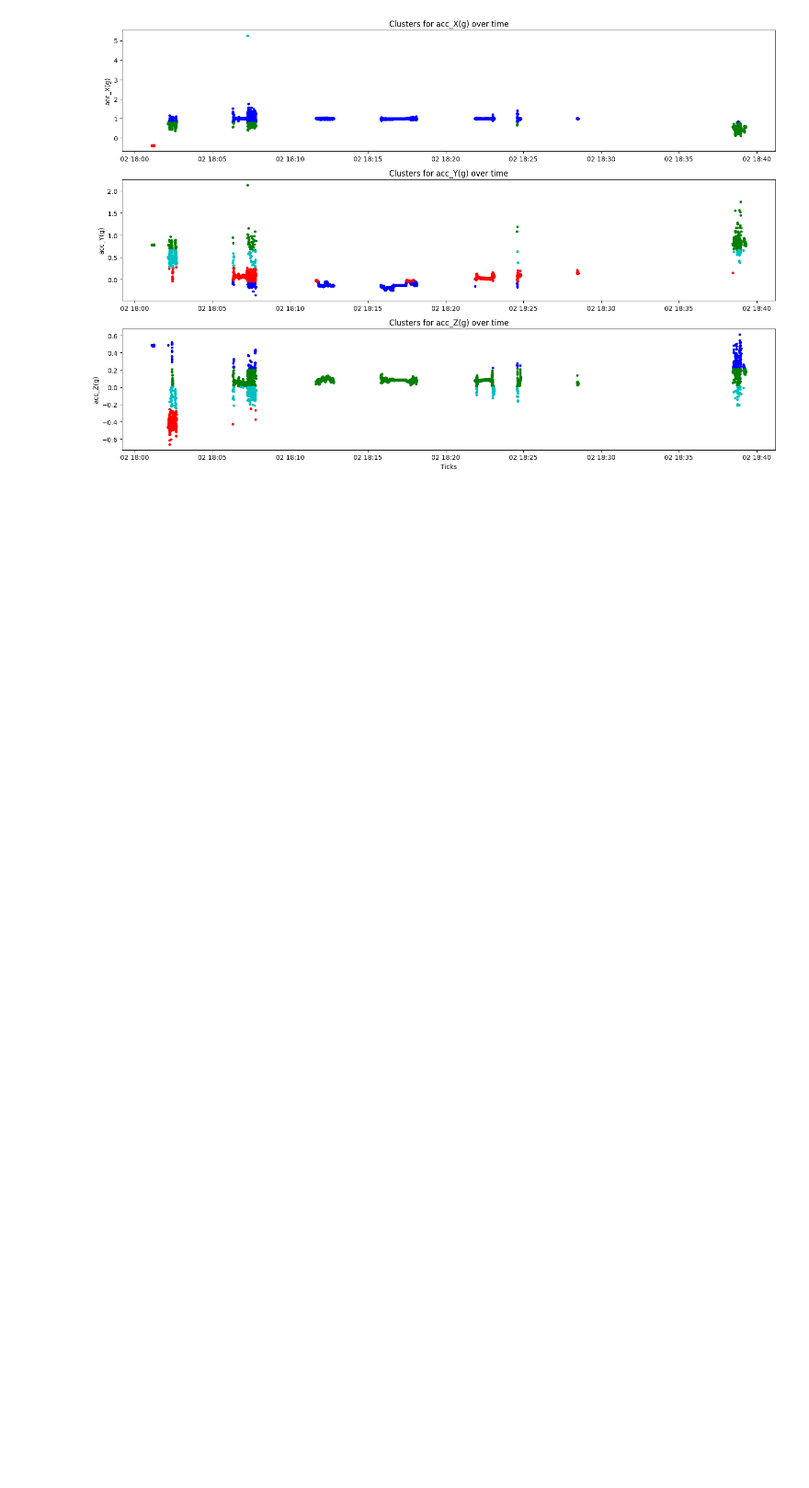
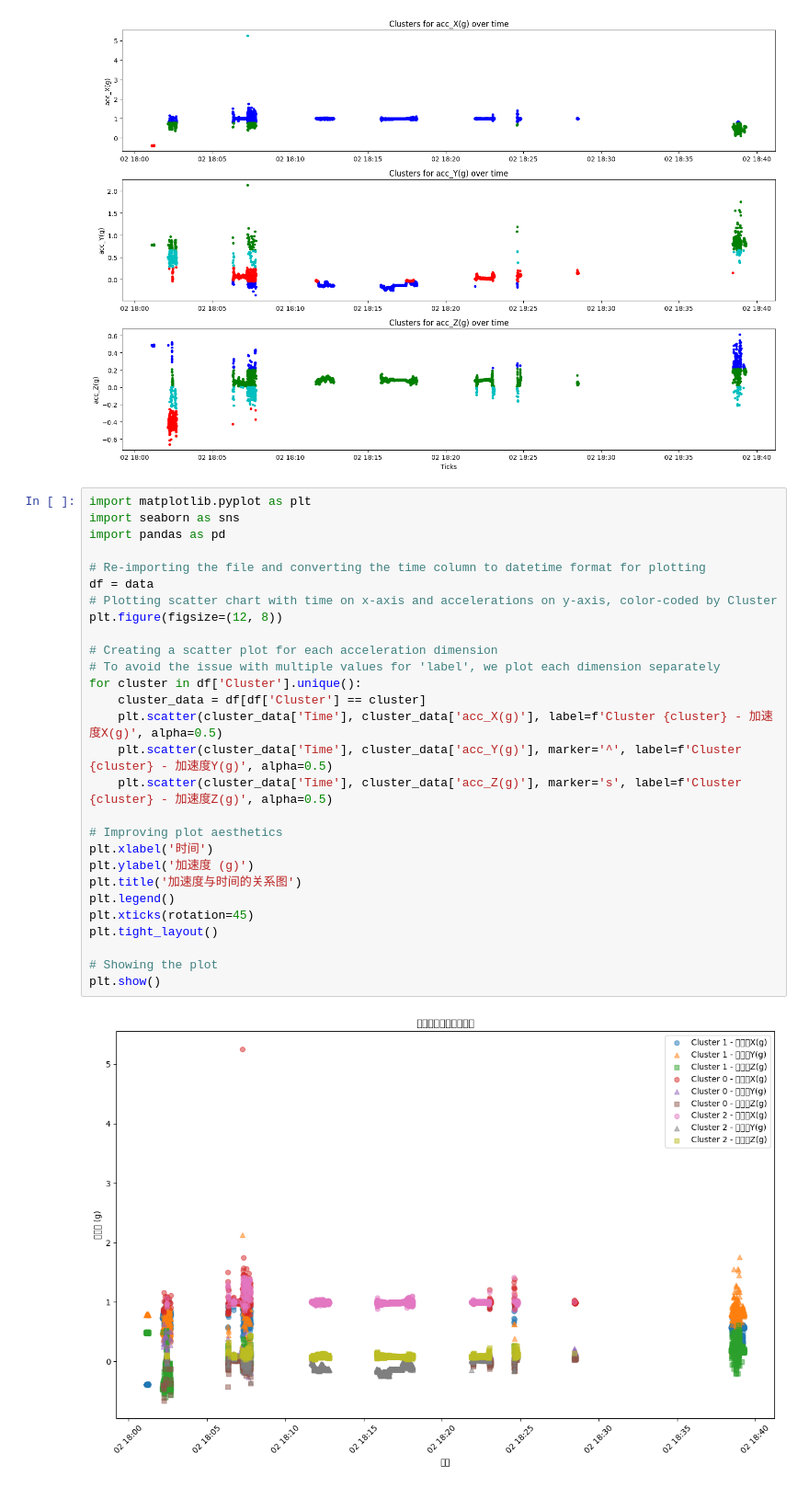
Before and after one commit to bill-unitech2021/motion_recognition_with_sensor_data, a Jupyter notebook: motion_analysis.ipynb, the cells around one changed output. Shown at 92% size. Saved outputs shown, nothing was run; the diff lists cells and outputs as text; blank space fills up the shorter version.

```diff
--- a/motion_analysis.ipynb
+++ b/motion_analysis.ipynb
@@ -194,3 +194,33 @@ plt.tight_layout()
 plt.show()
 # %% [output]
 [figure]
+# %%
+import matplotlib.pyplot as plt
+import seaborn as sns
+import pandas as pd
+
+# Re-importing the file and converting the time column to datetime format for plotting
+df = data
+# Plotting scatter chart with time on x-axis and accelerations on y-axis, color-coded by Cluster
+plt.figure(figsize=(12, 8))
+
+# Creating a scatter plot for each acceleration dimension
+# To avoid the issue with multiple values for 'label', we plot each dimension separately
+for cluster in df['Cluster'].unique():
+    cluster_data = df[df['Cluster'] == cluster]
+    plt.scatter(cluster_data['Time'], cluster_data['acc_X(g)'], label=f'Cluster {cluster} - 加速度X(g)', alpha=0.5)
+    plt.scatter(cluster_data['Time'], cluster_data['acc_Y(g)'], marker='^', label=f'Cluster {cluster} - 加速度Y(g)', alpha=0.5)
+    plt.scatter(cluster_data['Time'], cluster_data['acc_Z(g)'], marker='s', label=f'Cluster {cluster} - 加速度Z(g)', alpha=0.5)
+
+# Improving plot aesthetics
+plt.xlabel('时间')
+plt.ylabel('加速度 (g)')
+plt.title('加速度与时间的关系图')
+plt.legend()
+plt.xticks(rotation=45)
+plt.tight_layout()
+
+# Showing the plot
+plt.show()
+# %% [output]
+[figure, added]
```
Also changed, not shown: parts of 1 cell of this notebook.
